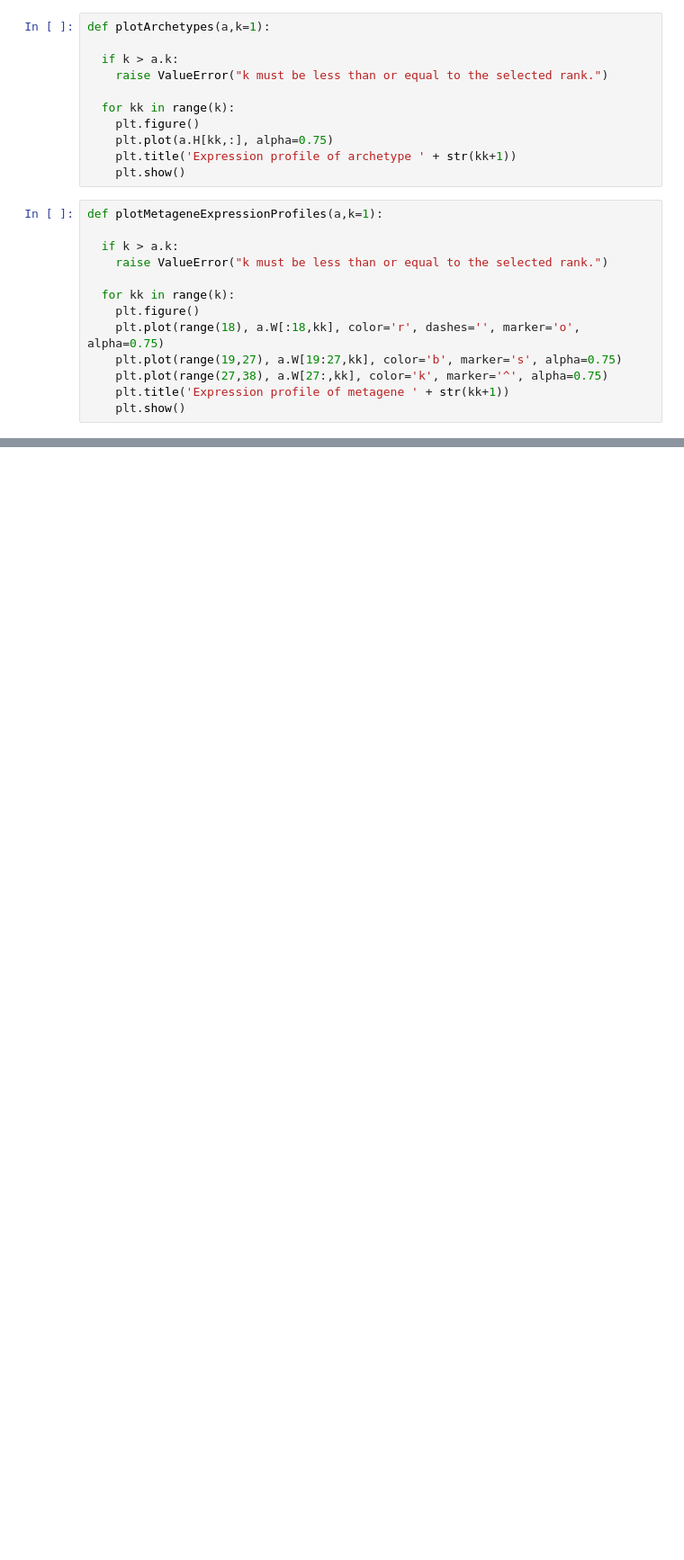
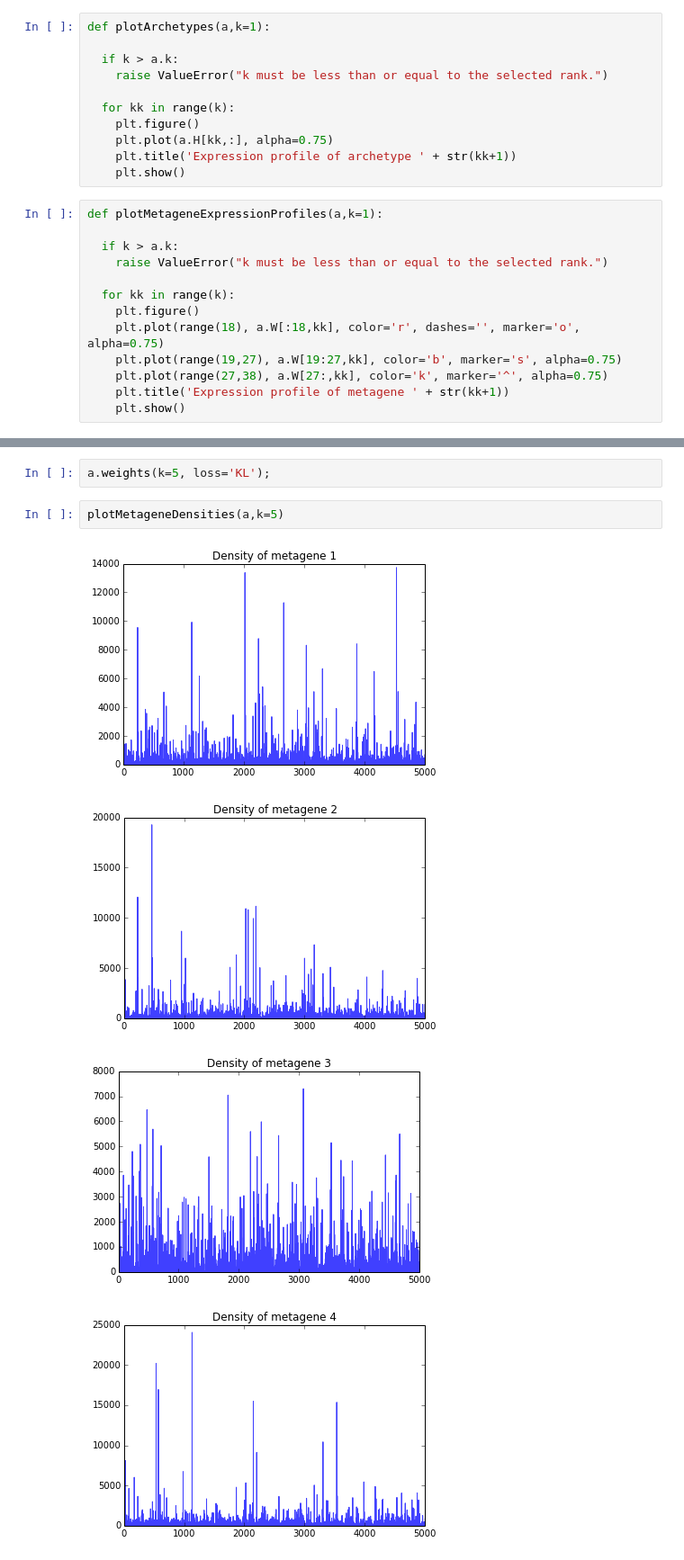
Before and after one commit to yuekai/archetypes, a Jupyter notebook: leukemia.ipynb, the cells around one changed output, grey strips where cells are left out. Shown at 90% size. Saved outputs shown, nothing was run; the diff lists cells and outputs as text; blank space fills up the shorter version.

```diff
--- a/leukemia.ipynb
+++ b/leukemia.ipynb
@@ -87,0 +88,9 @@ plotMetageneExpressionProfiles(a,k=5)
+# %%
+a.weights(k=5, loss='KL');
+# %%
+plotMetageneDensities(a,k=5)
+# %% [output]
+[figure, added]
+[figure, added]
+[figure, added]
+[figure, added]
```
Also changed, not shown: parts of 4 cells of this notebook, 1 other file.
